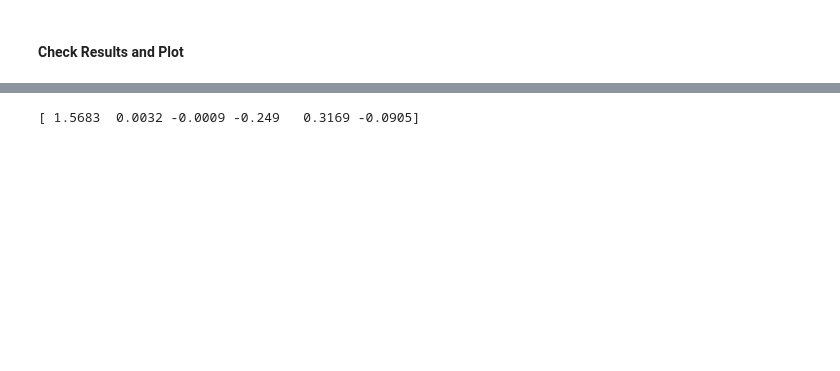
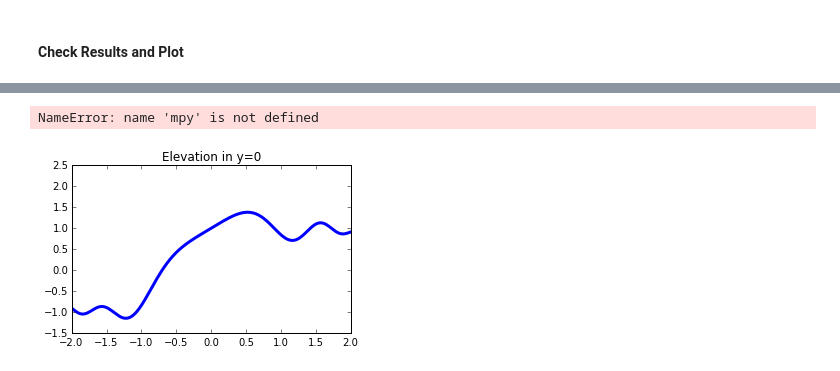
Before and after one commit to cdlrpi/mixed-body-type, a Jupyter notebook: rigid/n-pendulum-python/pendulum-test.ipynb, the cells around one changed output, grey strips where cells are left out. Saved outputs shown, nothing was run; the diff lists cells and outputs as text; code cells hidden in the pictures; blank space fills up the shorter version.

```diff
--- a/rigid/n-pendulum-python/pendulum-test.ipynb
+++ b/rigid/n-pendulum-python/pendulum-test.ipynb
@@ -177,4 +205,0 @@ plt.show
-# %%
-print(yy[20])
-# %% [output]
-[ 1.5683  0.0032 -0.0009 -0.249   0.3169 -0.0905]
@@ -180,0 +208,23 @@ print(yy[20])
+# %%
+# DRAW A FIGURE WITH MATPLOTLIB
+
+duration = 2
+
+fig_mpl, ax = plt.subplots(1,figsize=(5,3), facecolor='white')
+xx = np.linspace(-2,2,200) # the x vector
+zz = lambda d: np.sinc(xx**2)+np.sin(xx+d) # the (changing) z vector
+ax.set_title("Elevation in y=0")
+ax.set_ylim(-1.5,2.5)
+line, = ax.plot(xx, zz(0), lw=3)
+
+# ANIMATE WITH MOVIEPY (UPDATE THE CURVE FOR EACH t). MAKE A GIF.
+
+def make_frame_mpl(t):
+    line.set_ydata( zz(2*np.pi*t/duration))  # <= Update the curve
+    return mplfig_to_npimage(fig_mpl) # RGB image of the figure
+
+animation =mpy.VideoClip(make_frame_mpl, duration=duration)
+animation.write_gif("sinc_mpl.gif", fps=20)
+# %% [output]
+NameError: name 'mpy' is not defined
+[figure, added]
```
Also changed, not shown: parts of 12 cells of this notebook.
